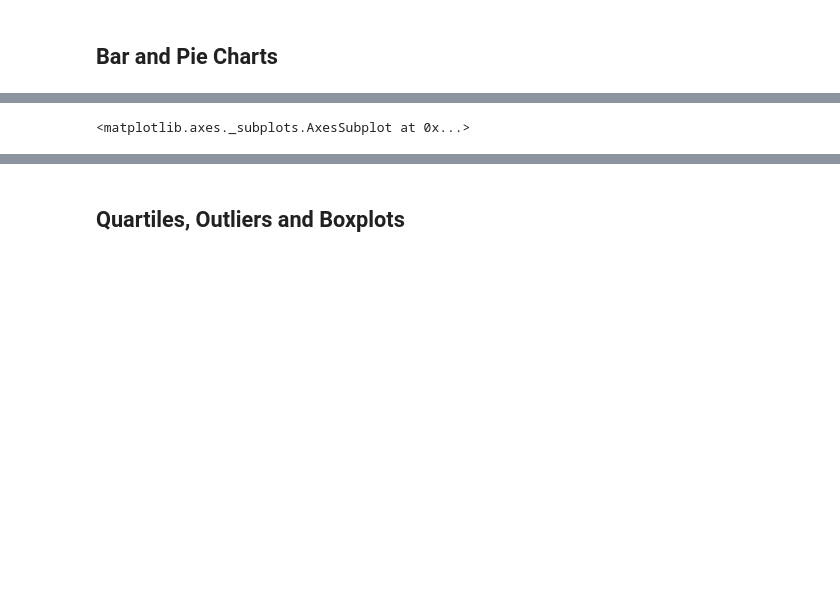
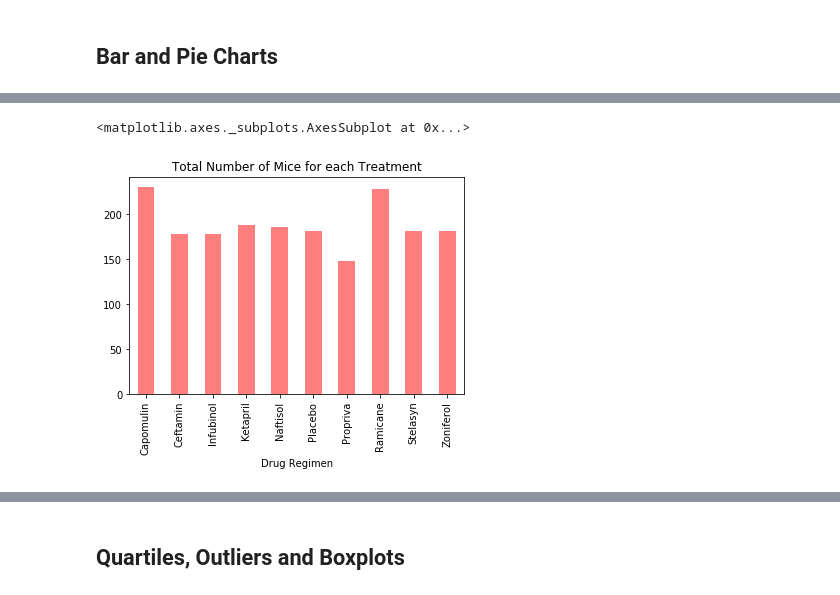
Before and after one commit to drupps/matplotlib-challenge, a Jupyter notebook: Pymaceuticals/pymaceuticals.ipynb, the cells around one changed output, grey strips where cells are left out. Drawn from its saved outputs; the diff is of its cells as text; code cells hidden in the pictures; blank space fills up the shorter version.

```diff
--- a/Pymaceuticals/pymaceuticals.ipynb
+++ b/Pymaceuticals/pymaceuticals.ipynb
@@ -171,6 +168,6 @@ mouse_summary_df
 # %%
 # Generate a bar plot showing the total number of mice for each treatment throughout the course of the study using pandas.
 
-num_mice_per_treatment_df = mouse_summary_df.iloc[:,0]
-num_mice_per_treatment_df.plot(kind='bar', title='Total Number of Mice for each Treatment', color='b', alpha=.5)
+mice_per_treatment_df = mouse_summary_df.iloc[:,0]
+mice_per_treatment_df.plot(kind='bar', title='Total Number of Mice for each Treatment', color='r', alpha=.5)
 # %% [output]
@@ -179,3 +174,4 @@ num_mice_per_treatment_df.plot(kind='bar', title='Total Number of Mice for each
 <matplotlib.axes._subplots.AxesSubplot at 0x...>
+[figure, added]
 # %%
 # Generate a bar plot showing the total number of mice for each treatment throughout the course of the study using pyplot.
```
Also changed, not shown: parts of 12 cells of this notebook, 1 other file.
